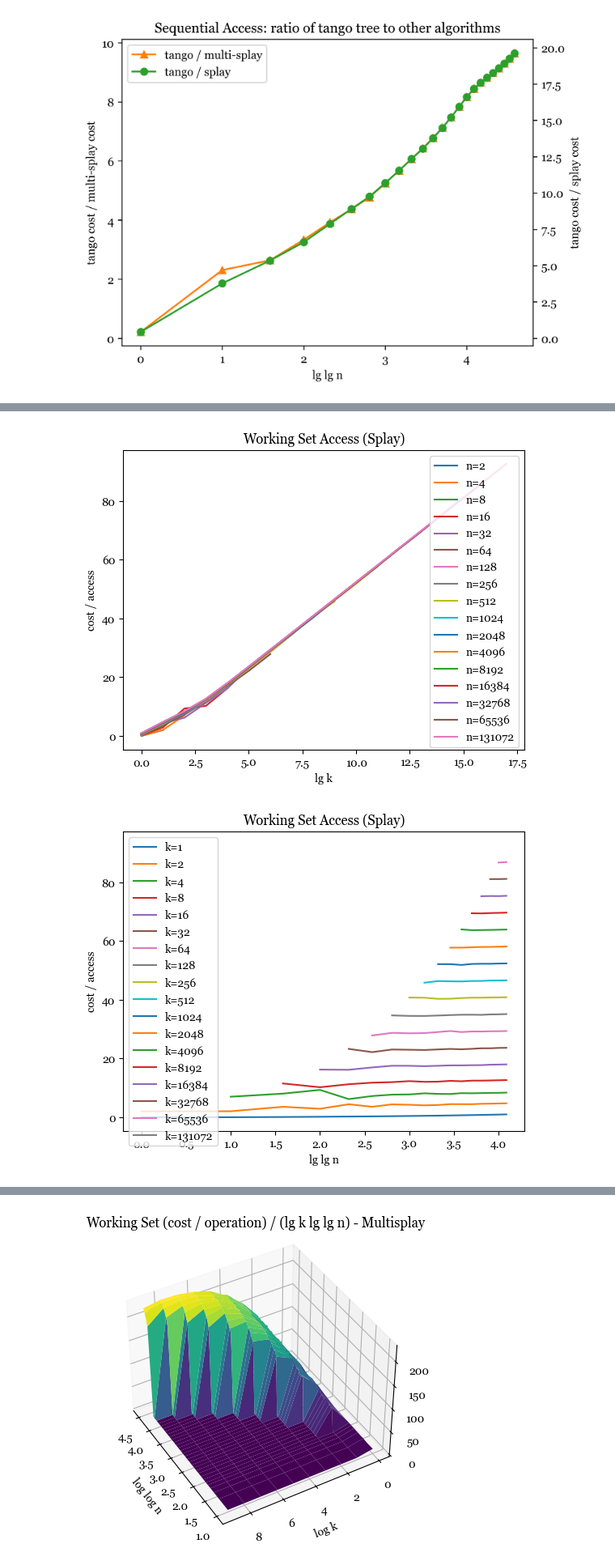
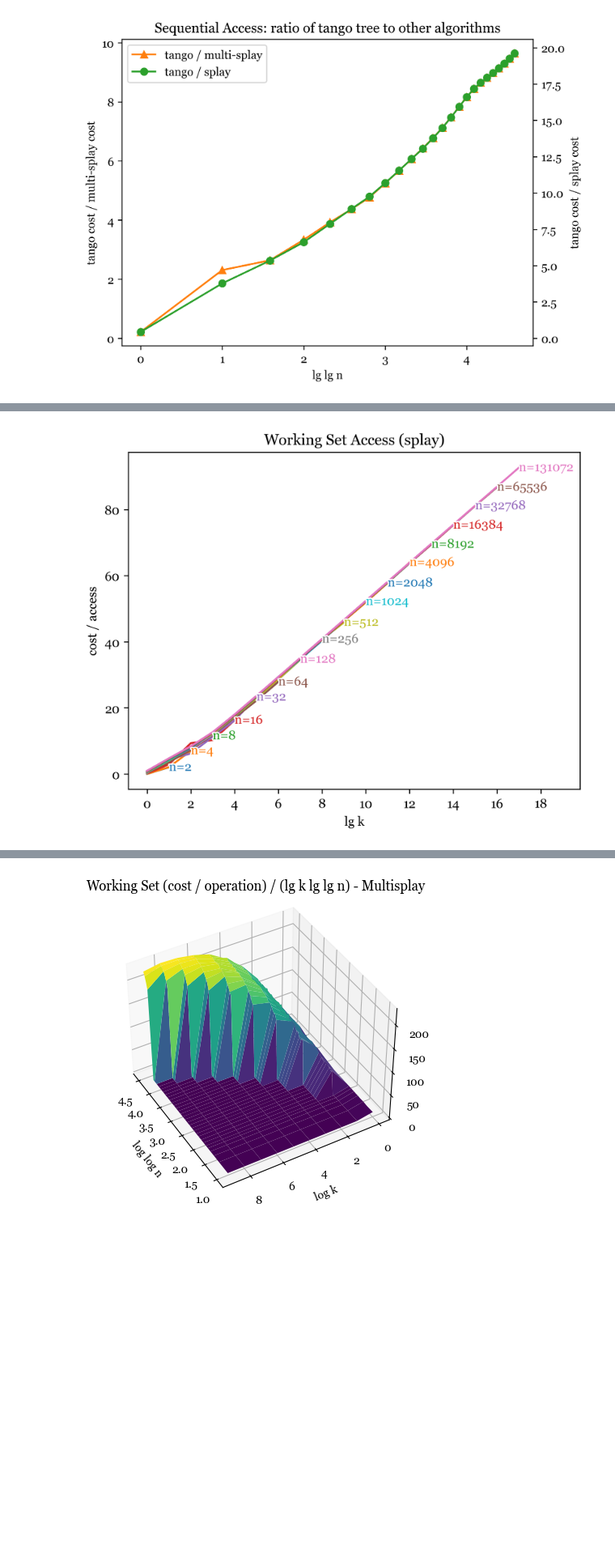
Before and after one commit to adhami3310/tango, a Jupyter notebook: analysis.ipynb, the cells around one changed output, grey strips where cells are left out. Shown at 81% size. Drawn from its saved outputs; the diff is of its cells as text; code cells hidden in the pictures; blank space fills up the shorter version.

Commit message:
update figures

```diff
--- a/analysis.ipynb
+++ b/analysis.ipynb
@@ -2422,34 +2418,40 @@ plt.show()
 # %%
 # print(y[x==1024])
+from labellines import labelLine, labelLines
+fig, ax = plt.subplots(dpi=300)
+for x_val in sorted(list(set(cur_x))):
+    ax.plot(np.log2(cur_y[cur_x==x_val]), cur_z[cur_x==x_val], label=f"n={x_val}")
+# plt.legend()
+# plt.title(f'Working Set Access ({current_set})')
+# plt.xlabel('lg k')
+# plt.ylabel('cost / access')
+ax.set_title(f'Working Set Access ({current_set})')
+ax.set_xlabel('lg k')
+ax.set_ylabel('cost / access')
+# plt.xscale('log')
+lines=ax.get_lines()[:]
+labelLines(
+    lines,
+    # xvals=[l.get_xdata()[0] + 0.01 if l.get_label()!='k=2' else l.get_xdata()[0]+0.5 for l in lines],
+    xvals=[l.get_xdata()[-1] for l in lines],
+    align=False,
+    horizontalalignment="left",
+    outline_width=2
+)
+ax.set_xlim(right=19.8)
+ax.set_xticks(np.arange(0, 19, step=2))
 
+fig.show()
 
-for x_val in sorted(list(set(tango_x))):
-    plt.plot(np.log2(tango_y[tango_x==x_val]), tango_z[tango_x==x_val], label=f"n={x_val}")
-plt.legend()
-plt.title(f'Working Set Access ({current_set})')
-plt.xlabel('lg k')
-plt.ylabel('cost / access')
-# plt.xscale('log')
-plt.show()
+# inp = np.log2(np.log2(tango_x)) * np.log2(tango_y)
 
-for y_val in sorted(list(set(tango_y))):
-    plt.plot( np.log2(np.log2(tango_x[tango_y==y_val])), tango_z[tango_y==y_val], label=f"k={y_val}")
-plt.legend()
-plt.title(f'Working Set Access ({current_set})')
-plt.xlabel('lg lg n')
-plt.ylabel('cost / access')
-# plt.xscale('log')
-plt.show()
-
-inp = np.log2(np.log2(tango_x)) * np.log2(tango_y)
-
-for y_val in sorted(list(set(tango_y))):
-    plt.plot( inp[tango_y==y_val], tango_z[tango_y==y_val], label=f"k={y_val}")
-plt.title(f"Working Set Access ({current_set})")
-plt.legend()
-plt.xlabel("lg lg n * log k")
-plt.ylabel("cost / access")
-plt.show()
+# plt.figure(dpi=300)
+# for y_val in sorted(list(set(tango_y))):
+#     plt.plot( inp[tango_y==y_val], tango_z[tango_y==y_val], label=f"k={y_val}")
+# plt.title(f"Working Set Access ({current_set})")
+# plt.legend()
+# plt.xlabel("lg lg n * log k")
+# plt.ylabel("cost / access")
+# plt.show()
 # %% [output]
-[figure, old version]
+[figure, new version]
-[figure, removed]
```
Also changed, not shown: parts of 8 cells of this notebook, 13 other files.
